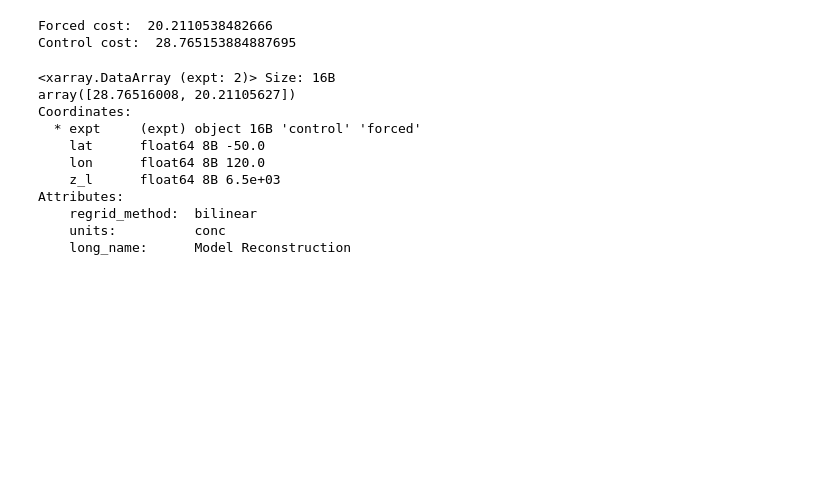
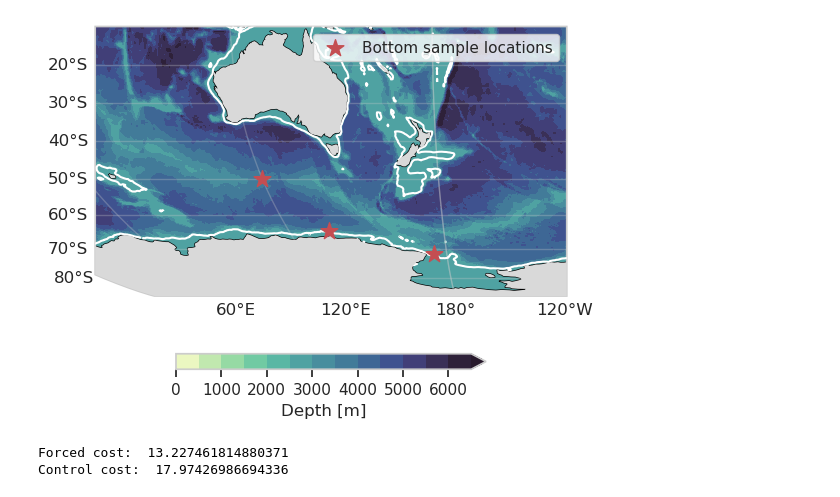
Before and after one commit to anthony-meza/CM4XAbyssalSWMT, a Jupyter notebook: notebooks/3.process_ttds_from_tracer_observations.ipynb, the cells around one changed output. Saved outputs shown, nothing was run; the diff lists cells and outputs as text; code cells hidden in the pictures; blank space fills up the shorter version.

```diff
--- a/notebooks/3.process_ttds_from_tracer_observations.ipynb
+++ b/notebooks/3.process_ttds_from_tracer_observations.ipynb
@@ -29,3 +73,8 @@ The autoreload extension is already loaded. To reload it, use:
+# %%
+ds_path = "/vortexfs1/home/anthony.meza/scratch/CM4XAbyssalSWMT/data/model/bottom_tracers_yearly.zarr"
+ds = xr.open_mfdataset(ds_path)
+ds = ds.sel(year = slice(None, 2099))
+ds = ds.where(ds.depth < -2500)
 # %%
 # --- 1. SETUP ---
 # Grid MUST NOT contain 0 to avoid singularity in Inverse Gaussian PDF.
@@ -57,11 +106,49 @@ ds_i["interior"] = ds_i["interior_truth"].copy()
 # ds_i["sigma_obs"] = xr.ufuncs.maximum( ds_i["interior_truth"] * 0.05, noise_floors)
 
 ds_i["sigma_obs"] = (ds_i["interior_truth"] * 0.01).clip(min = 0.001)
+# %%
+fig, ax = plt.subplots(
+    figsize=(8, 5),
+    subplot_kw=dict(projection=ccrs.Robinson(central_longitude=-165)),
+)
+
+depth = ds.deptho.where(ds.deptho > 10).compute()
+levels = np.arange(0, 7000, 500)
+
+pc = ax.contourf(ds["geolon"], ds["geolat"], depth,
+                 transform=ccrs.PlateCarree(), levels = levels,extend = "max",
+                cmap = cmo.deep)
+ax.contour(ds["geolon"], ds["geolat"], depth,
+                 transform=ccrs.PlateCarree(), levels = [1000.0], colors = "white", zorder = 8)
+
+ax.scatter(ds_b.sel(source = "ross").lon, ds_b.sel(source = "ross").lat,transform=ccrs.PlateCarree(), c="r", zorder=10,s = 160, marker = "*")
+ax.scatter(ds_b.sel(source = "adelie").lon, ds_b.sel(source = "adelie").lat,transform=ccrs.PlateCarree(), c="r", zorder=10,s = 160, marker = "*")
+ax.scatter(ds_i.lon, ds_i.lat,transform=ccrs.PlateCarree(), c="r", zorder=10,s = 160, marker = "*", label = "Bottom sample locations")
+
+ax.add_feature(cfeature.LAND, facecolor="0.85", zorder=8)
+ax.coastlines()
+# Australian Basin (approx): lon 80E–170E, lat 60S–10S
+ax.set_extent([80, 220, -89, -10], crs=ccrs.PlateCarree())
+
+gl = ax.gridlines(draw_labels=True, alpha=0.3)
+gl.top_labels = False
+gl.right_labels = False
+fig.colorbar(pc, ax = ax, orientation = "horizontal", shrink = 0.5, label = "Depth [m]")
+legend = ax.legend(loc='upper right')
+
+# Set the z-order of the legend (e.g., to a high value like 10)
+legend.set_zorder(15) #
+fig.savefig('plots/ttd_example_locations.png', dpi = 150, bbox_inches = "tight")
+# %% [output]
+[figure, added]
 # %%
+import random
+random.seed(42)
+
 gamma_bounds = (10, 5_000)
 delta_gamma_ratio_bounds = (0.65, 2.5)
-optimizer_options = {"maxiter": 200, "ftol": 1e-8, "early_stop": True, "early_stop_cost": 0.5}
-warm_start_options = {"maxiter":1000}
+optimizer_options = {"maxiter": 1000, "ftol": 1e-10, "early_stop": True, "early_stop_cost": 0.5}
+warm_start_options = {"maxiter":600}
 warm_start = True
 debug = True
 
@@ -98,24 +185,8 @@ results = xr.concat([results_control.expand_dims(expt=["control"]), results_forc
 print("Forced cost: ", results_forced.cost)
 print("Control cost: ", results_control.cost)
 # %% [output]
-Forced cost:  20.2110538482666
-Control cost:  28.765153884887695
+Forced cost:  13.227461814880371
+Control cost:  17.97426986694336
-# %%
-res = (ds_i.interior_truth - results.interior_fit) / ds_i["sigma_obs"]
-res = (res**2).sum(["tracer", "time"]) / (res*0 + 1).sum(["tracer", "time"])
-res
-# %% [output]
-<xarray.DataArray (expt: 2)> Size: 16B
-array([28.76516008, 20.21105627])
-Coordinates:
-  * expt     (expt) object 16B 'control' 'forced'
-    lat      float64 8B -50.0
-    lon      float64 8B 120.0
-    z_l      float64 8B 6.5e+03
-Attributes:
-    regrid_method:  bilinear
-    units:          conc
-    long_name:      Model Reconstruction
 # %%
 ntracers =len(ds_i.tracer)
 expt = "control"
```
Also changed, not shown: parts of 10 cells of this notebook, 4 other files.
